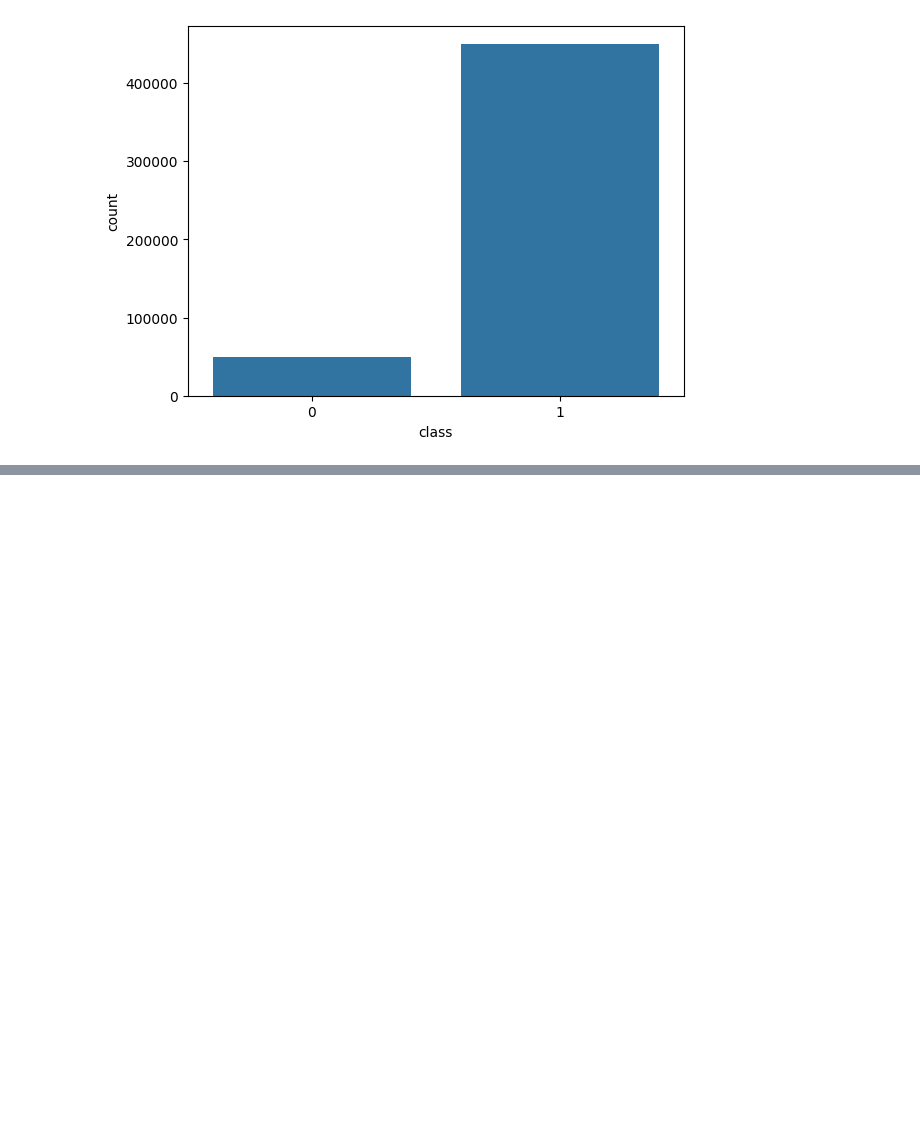
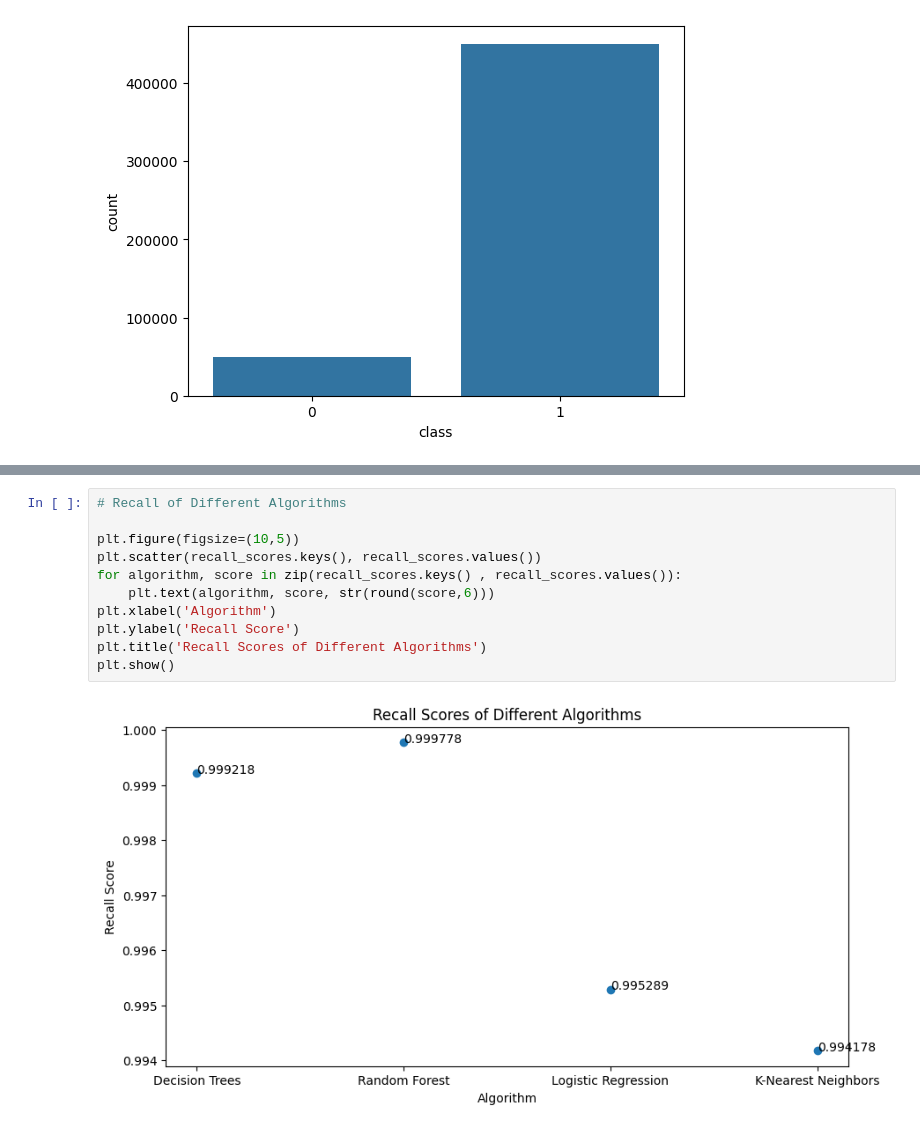
Before and after one commit to tomasvicente3/IART_ML_PDF_Analysis, a Jupyter notebook: main.ipynb, the cells around one changed output, grey strips where cells are left out. Drawn from its saved outputs; the diff is of its cells as text; blank space fills up the shorter version.

```diff
--- a/main.ipynb
+++ b/main.ipynb
@@ -115,0 +353,13 @@ accuracy
+# %%
+# Recall of Different Algorithms
+
+plt.figure(figsize=(10,5))
+plt.scatter(recall_scores.keys(), recall_scores.values())
+for algorithm, score in zip(recall_scores.keys() , recall_scores.values()):
+    plt.text(algorithm, score, str(round(score,6)))
+plt.xlabel('Algorithm')
+plt.ylabel('Recall Score')
+plt.title('Recall Scores of Different Algorithms')
+plt.show()
+# %% [output]
+[figure, added]
```
Also changed, not shown: parts of 21 cells of this notebook.
